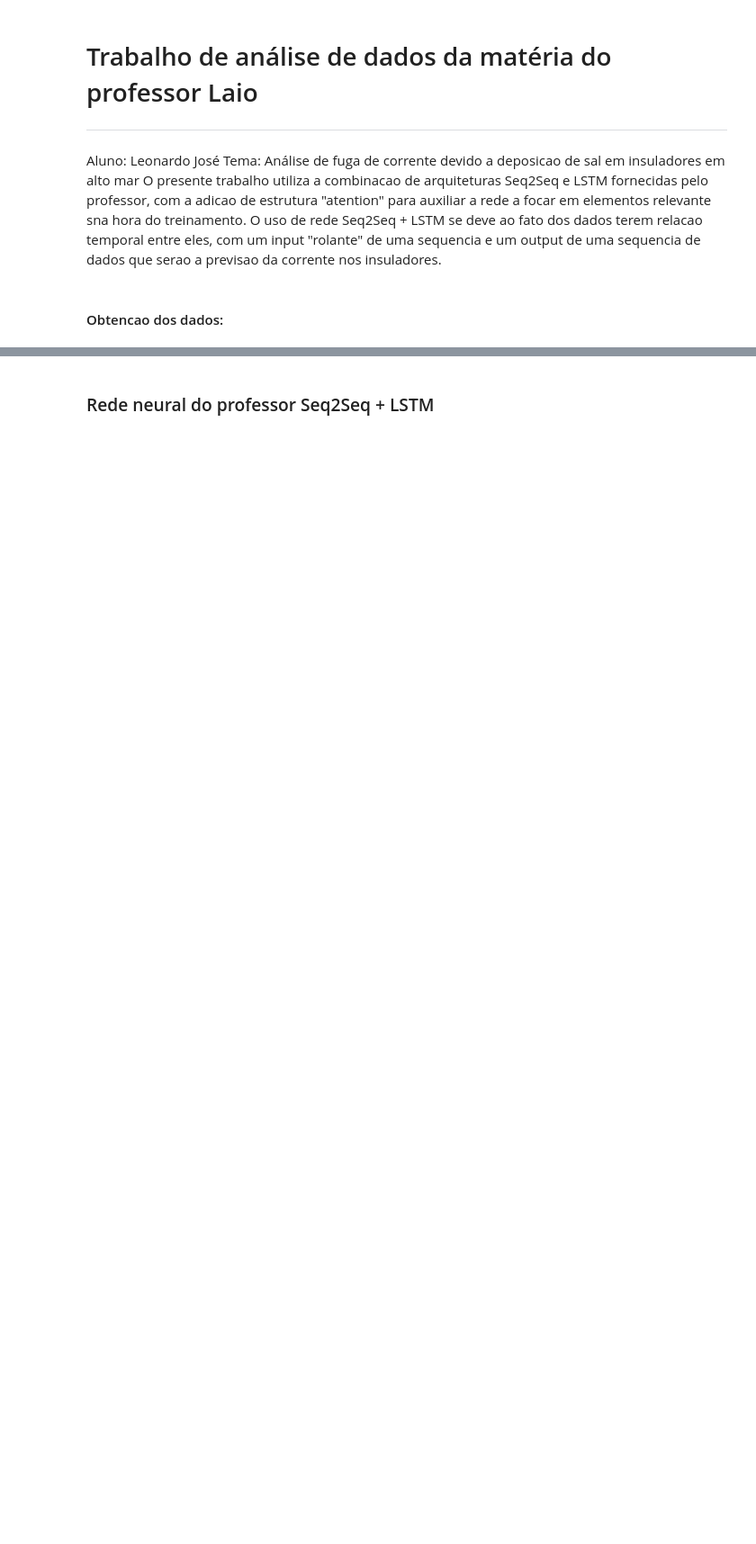
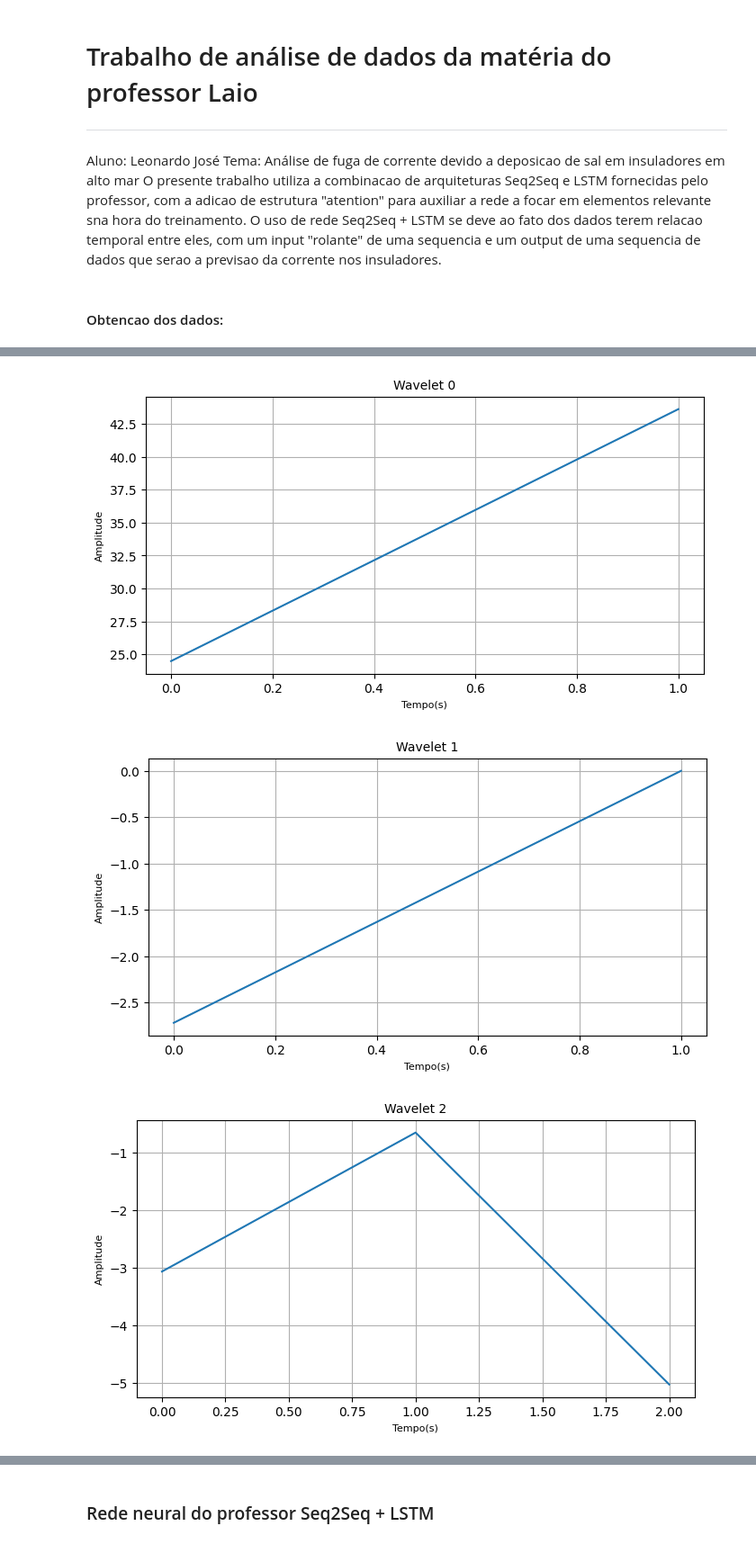
Before and after one commit to LeleoJs/NeuralNet-Seq2Seq-LSTM-Attention-, a Jupyter notebook: trabalho_analise_dados.ipynb, the cells around one changed output, grey strips where cells are left out. Shown at 90% size. Drawn from its saved outputs; the diff is of its cells as text; code cells hidden in the pictures; blank space fills up the shorter version.

```diff
--- a/trabalho_analise_dados.ipynb
+++ b/trabalho_analise_dados.ipynb
@@ -8,0 +56,11 @@ O presente trabalho utiliza a combinacao de arquiteturas Seq2Seq e LSTM fornecid
+# %%
+import torch
+
+insulators_tensors = []
+for num_insulator in range(len(col_insulators)):
+    insulator_column = insulators_df.iloc[:, num_insulator]
+    insulator_numpy = insulator_column.to_numpy()
+    insulator_tensor = torch.tensor(insulator_numpy, dtype=torch.float32)
+    print("Tensor referente ao insulador ",num_insulator+1)
+    print(insulator_tensor,"\n")
+    insulators_tensors.append(insulator_tensor)
@@ -8,0 +88,22 @@ O presente trabalho utiliza a combinacao de arquiteturas Seq2Seq e LSTM fornecid
+# %%
+import pywt
+import matplotlib.pyplot as plt
+
+insulator_data = insulators_tensors[1] # Mudar o insulador que será
+
+# Aplicar a decomposicao em wavelet discreta (DWT) com a primeira wavelet de Daubechies (db1)
+coeffs = pywt.wavedec(insulator_data, 'db1')
+
+
+for i, coeff in enumerate(coeffs):
+    plt.figure(figsize=(8, 4))
+    plt.plot(coeff)
+    plt.title(f'Wavelet {i}', fontsize=10)
+    plt.xlabel('Tempo(s)', fontsize=8)
+    plt.ylabel('Amplitude', fontsize=8)
+    plt.grid()
+    plt.show()
+# %% [output]
+[figure, added]
+[figure, added]
+[figure, added]
```
Also changed, not shown: parts of 11 cells of this notebook.
